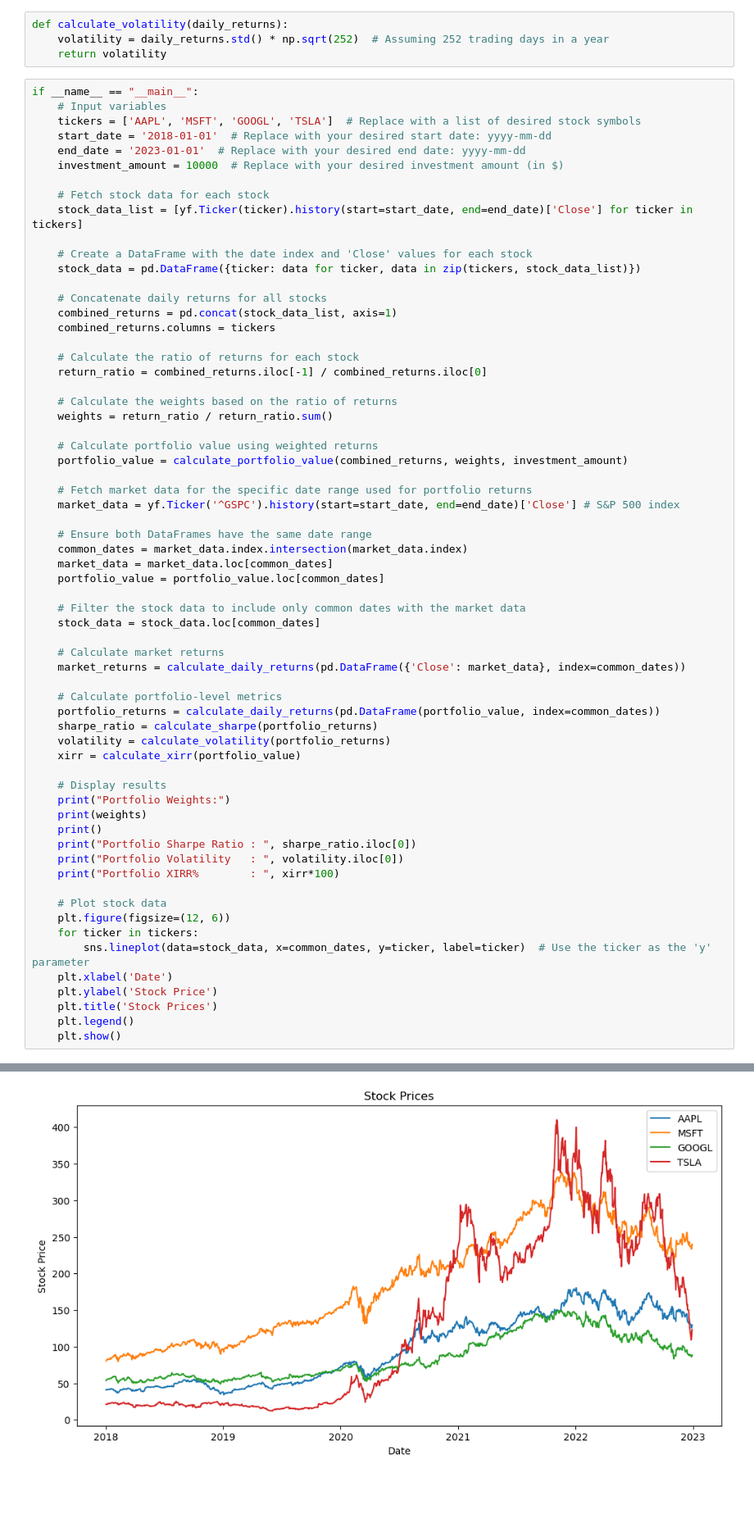
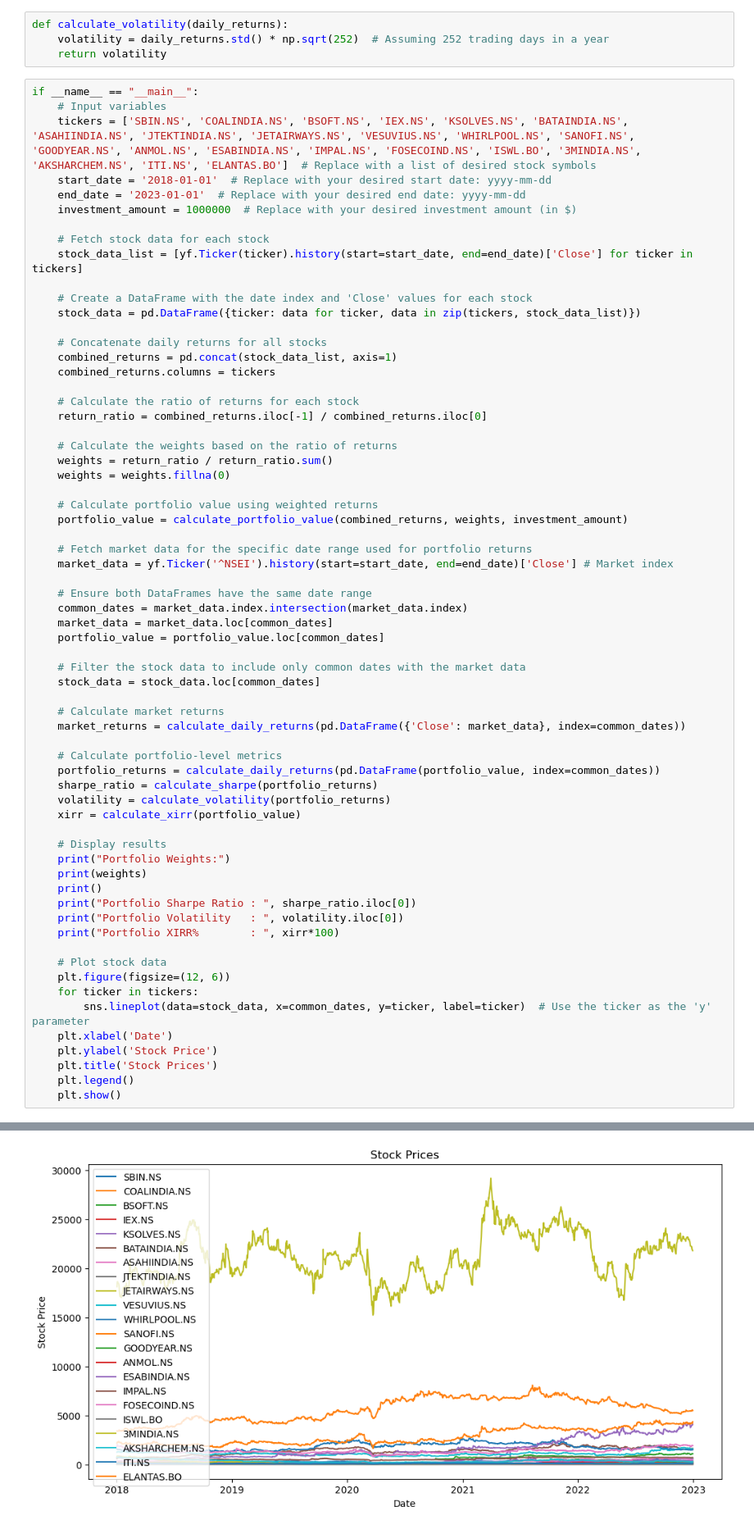
Before and after one commit to Arin2021/StockSift-DataDash, a Jupyter notebook: Portfolio_Analysis_Tool.ipynb, the cells around one changed output, grey strips where cells are left out. Shown at 82% size. Cells and saved outputs as stored; diff of their text form; blank space fills up the shorter version.

```diff
--- a/Portfolio_Analysis_Tool.ipynb
+++ b/Portfolio_Analysis_Tool.ipynb
@@ -40,10 +40,10 @@ def calculate_volatility(daily_returns):
 # %%
 if __name__ == "__main__":
     # Input variables
-    tickers = ['AAPL', 'MSFT', 'GOOGL', 'TSLA']  # Replace with a list of desired stock symbols
+    tickers = ['SBIN.NS', 'COALINDIA.NS', 'BSOFT.NS', 'IEX.NS', 'KSOLVES.NS', 'BATAINDIA.NS', 'ASAHIINDIA.NS', 'JTEKTINDIA.NS', 'JETAIRWAYS.NS', 'VESUVIUS.NS', 'WHIRLPOOL.NS', 'SANOFI.NS', 'GOODYEAR.NS', 'ANMOL.NS', 'ESABINDIA.NS', 'IMPAL.NS', 'FOSECOIND.NS', 'ISWL.BO', '3MINDIA.NS', 'AKSHARCHEM.NS', 'ITI.NS', 'ELANTAS.BO']  # Replace with a list of desired stock symbols
     start_date = '2018-01-01'  # Replace with your desired start date: yyyy-mm-dd
     end_date = '2023-01-01'  # Replace with your desired end date: yyyy-mm-dd
-    investment_amount = 10000  # Replace with your desired investment amount (in $)
+    investment_amount = 1000000  # Replace with your desired investment amount (in $)
 
     # Fetch stock data for each stock
     stock_data_list = [yf.Ticker(ticker).history(start=start_date, end=end_date)['Close'] for ticker in tickers]
@@ -60,12 +60,13 @@ if __name__ == "__main__":
 
     # Calculate the weights based on the ratio of returns
     weights = return_ratio / return_ratio.sum()
+    weights = weights.fillna(0)
 
     # Calculate portfolio value using weighted returns
     portfolio_value = calculate_portfolio_value(combined_returns, weights, investment_amount)
 
     # Fetch market data for the specific date range used for portfolio returns
-    market_data = yf.Ticker('^GSPC').history(start=start_date, end=end_date)['Close'] # S&P 500 index
+    market_data = yf.Ticker('^NSEI').history(start=start_date, end=end_date)['Close'] # Market index
 
     # Ensure both DataFrames have the same date range
     common_dates = market_data.index.intersection(market_data.index)
@@ -115,4 +123,4 @@ Portfolio XIRR%        :  32.28277700583679
-[figure, old version]
+[figure, new version]
 # %%
 # Calculate the portfolio returns by multiplying the daily returns with weights
 portfolio_returns = calculate_daily_returns(combined_returns.dot(weights))
```
Also changed, not shown: parts of 3 cells of this notebook, 1 other file.
